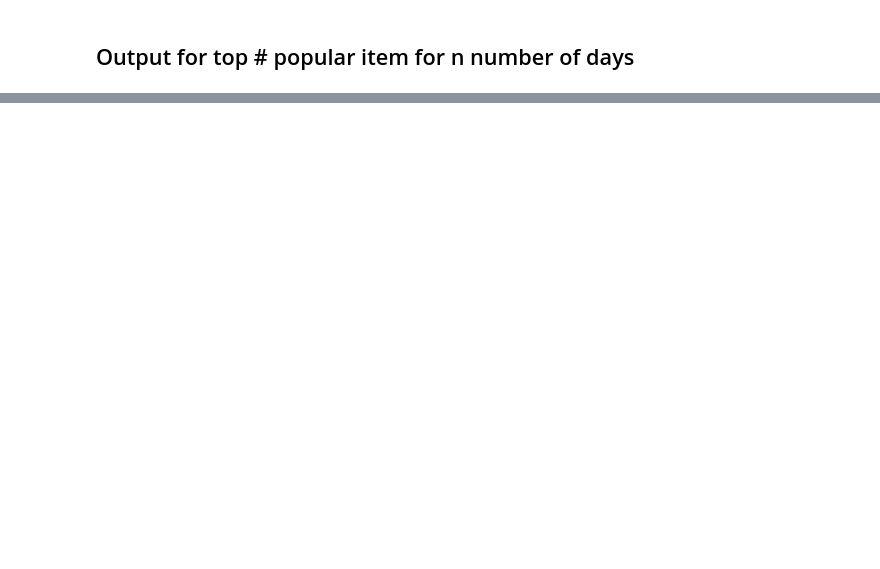
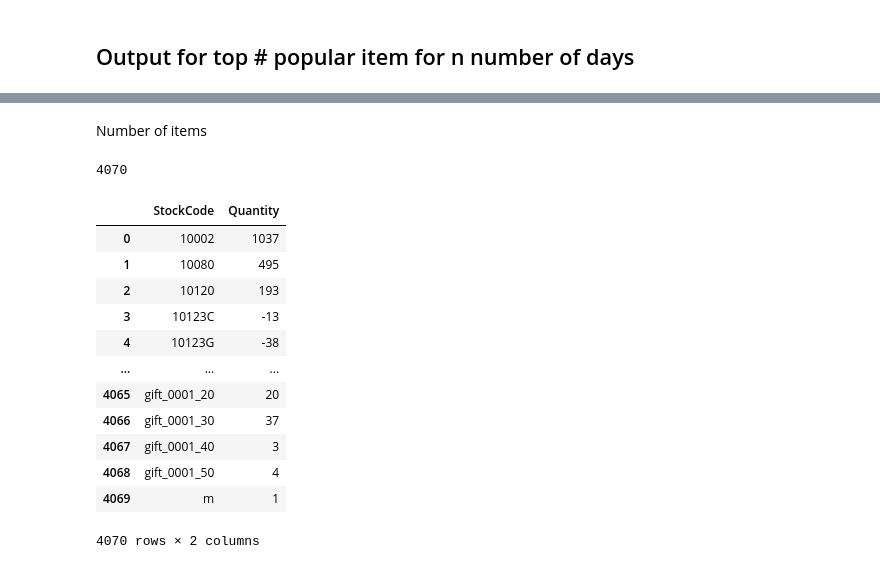
Before and after one commit to soumyaiitkgp/Recommendation_system, a Jupyter notebook: Non-personalized/Recommendation system - Non personalized (popularity based).ipynb, the cells around one changed output, grey strips where cells are left out. Drawn from its saved outputs; the diff is of its cells as text; code cells hidden in the pictures; blank space fills up the shorter version.

```diff
--- a/Non-personalized/Recommendation system - Non personalized (popularity based).ipynb
+++ b/Non-personalized/Recommendation system - Non personalized (popularity based).ipynb
@@ -546,0 +600,26 @@ See the caveats in the documentation: https://pandas.pydata.org/pandas-docs/stab
+# %% [markdown]
+Number of items
+# %%
+retail_data_num = retail_data[['StockCode', 'Quantity']] # Get rid of unnecessary info
+grouped_retail_buy_frequency_num = retail_data_num.groupby(['StockCode',]).sum().reset_index() # Group together
+# %%
+stock_num = len(grouped_retail_buy_frequency_num)
+stock_num
+# %% [output]
+4070
+# %%
+grouped_retail_buy_frequency_num
+# %% [output]
+|  | StockCode | Quantity |
+| 0 | 10002 | 1037 |
+| 1 | 10080 | 495 |
+| 2 | 10120 | 193 |
+| 3 | 10123C | -13 |
+| 4 | 10123G | -38 |
+| ... | ... | ... |
+| 4065 | gift_0001_20 | 20 |
+| 4066 | gift_0001_30 | 37 |
+| 4067 | gift_0001_40 | 3 |
+| 4068 | gift_0001_50 | 4 |
+| 4069 | m | 1 |
+4070 rows × 2 columns
```
Also changed, not shown: parts of 46 cells of this notebook.
